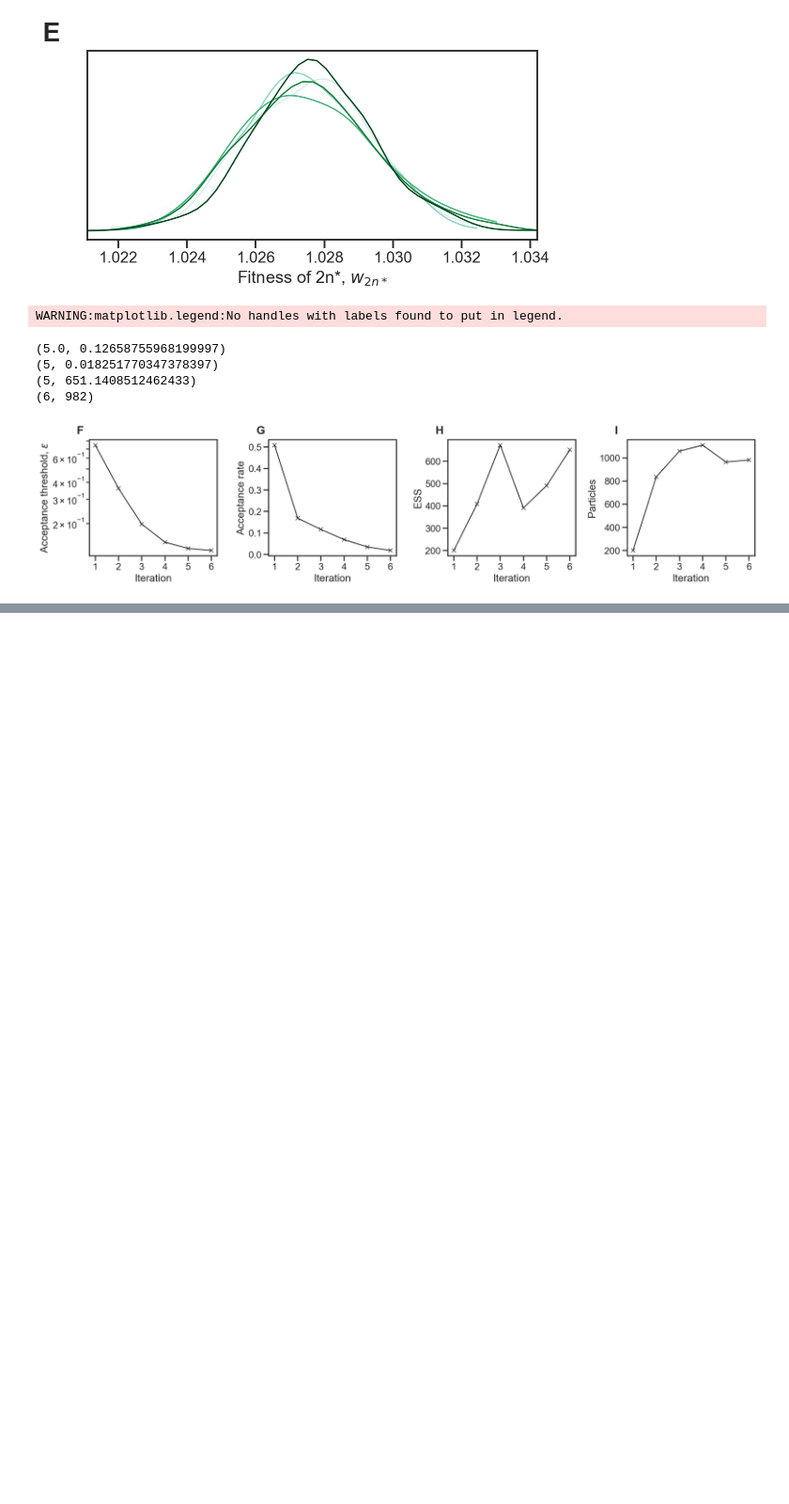
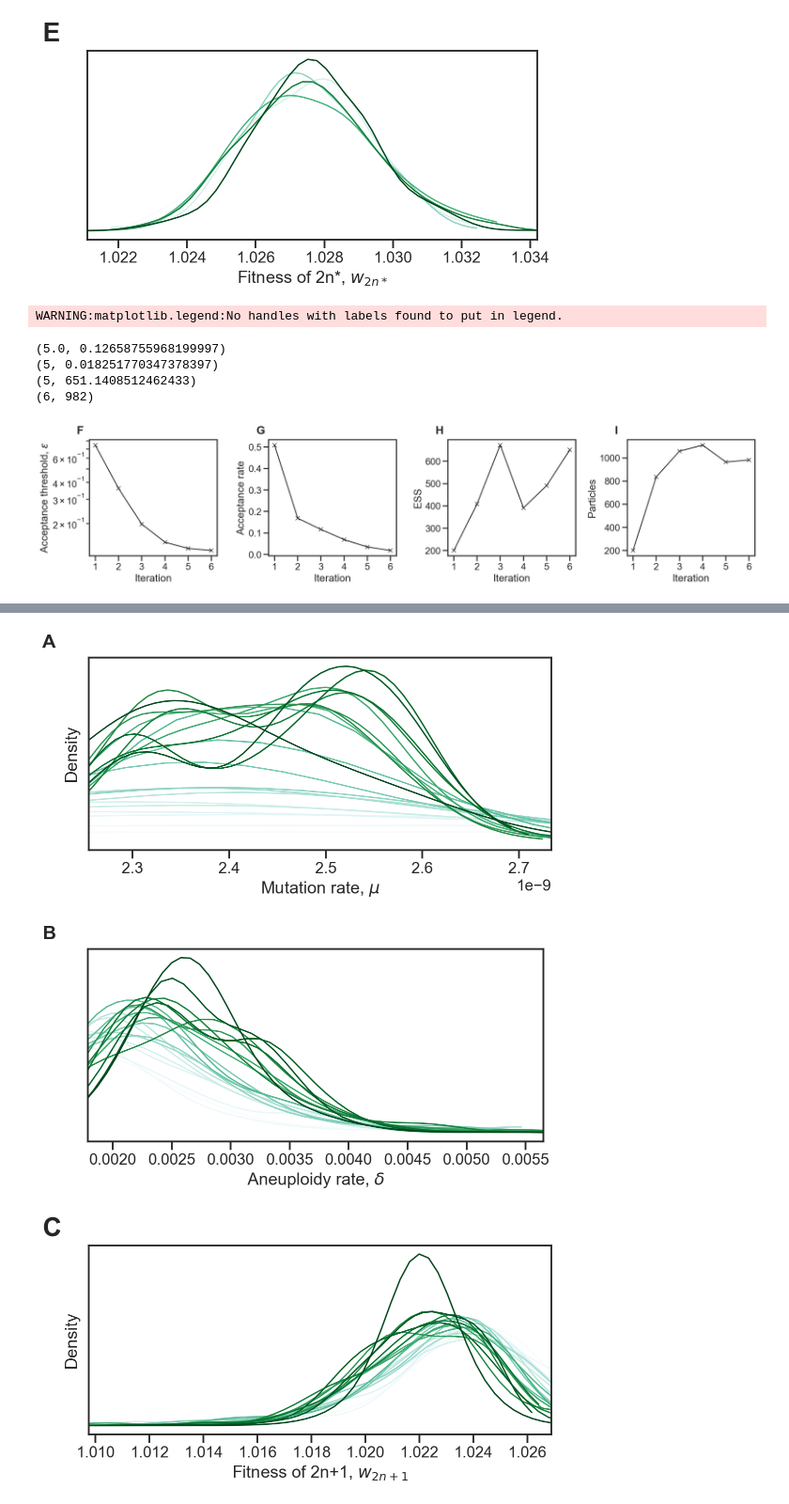
Before and after one commit to yoavram-lab/Heatrisomy, a Jupyter notebook: src/notebooks/convergence.ipynb, the cells around one changed output, grey strips where cells are left out. Shown at 94% size. Drawn from its saved outputs; the diff is of its cells as text; code cells hidden in the pictures; blank space fills up the shorter version.

```diff
--- a/src/notebooks/convergence.ipynb
+++ b/src/notebooks/convergence.ipynb
@@ -145,0 +227,54 @@ WARNING:matplotlib.legend:No handles with labels found to put in legend.
+# %%
+import seaborn as sns
+import string
+from numpy import linspace
+from matplotlib import cm
+sns.set(style="ticks",context='talk' ,rc={"lines.linewidth": 1.5, 'lines.markersize': 7})
+
+def compare(history, p, c, ax):
+    l = len(history.get_all_populations())-1
+#     l=3
+    cm_subsection = linspace(0.0, 1.0, l)
+    colors = [ cm.BuGn(x) for x in cm_subsection]
+
+    df, w = history.get_distribution(m=0, t=None)
+    xmin = min(df[p])
+    xmax = max(df[p])
+    ax.set_xlim(xmin, xmax)
+    ax.axes.yaxis.set_ticks([])
+
+    for t,color in zip(range(l,), colors):
+        df, w = history.get_distribution(m=0, t=t)
+        pyabc.visualization.plot_kde_1d(
+            df,
+            w,
+            x=p,
+            xname=c,
+            ax=ax,
+            label=f"t={t+1}",
+            color=color,
+        )
+
+
+history = pyabc.History("sqlite:///{0}/{1}/{1}.db".format(path, f))
+samples, weights = history.get_distribution(m=0, t=None)
+c = ['Mutation rate, $\mu$', 'Aneuploidy rate, $\delta$', 'Fitness of 2n+1, $w_{2n+1}$',
+     'Fitness of 2n+1*, $w_{2n+1*}$', 'Fitness of 2n*, $w_{2n*}$']
+p_to_c = {p:c for p,c in zip(list(samples.columns),c)} #param name of samples to column name that should be shown
+
+showLegend = False
+for t, p in enumerate(samples.columns.values):
+    fig, ax = plt.subplots(figsize=(8,4.5))
+    compare(history, p, p_to_c[p], ax)
+    if showLegend:
+        handles, labels = ax.get_legend_handles_labels()
+        ax.legend(bbox_to_anchor=(1, 1),loc='upper right',fontsize=15, handles=handles[::-1]);
+        showLegend=False
+    ax.set_ylabel("Density" if t==0 or t==2 else "", labelpad=10)
+    ax.text(-0.1, 1.05, string.ascii_uppercase[t], transform=ax.transAxes, size=20 if t<2 else 28, weight='bold')
+    fig.tight_layout()
+    plt.gcf().savefig(f'{output_path}/convergence-{p}.pdf', bbox_inches='tight', dpi=100)
+# %% [output]
+[figure, added]
+[figure, added]
+[figure, added]
```
Also changed, not shown: parts of 5 cells of this notebook, 33 other files.
